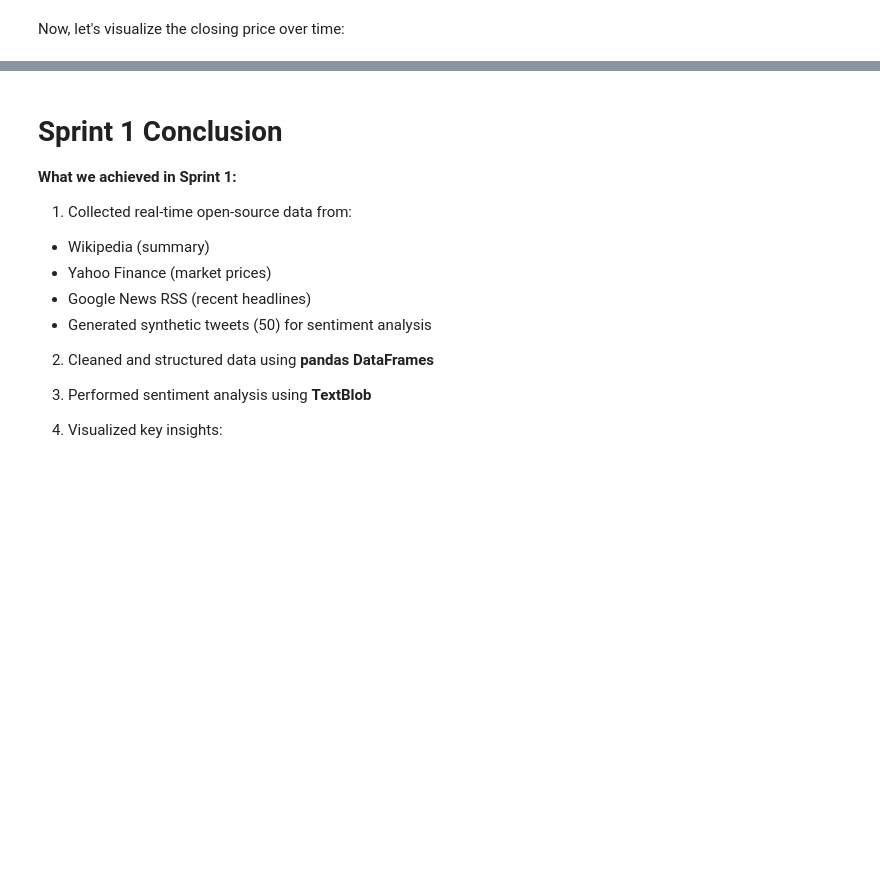
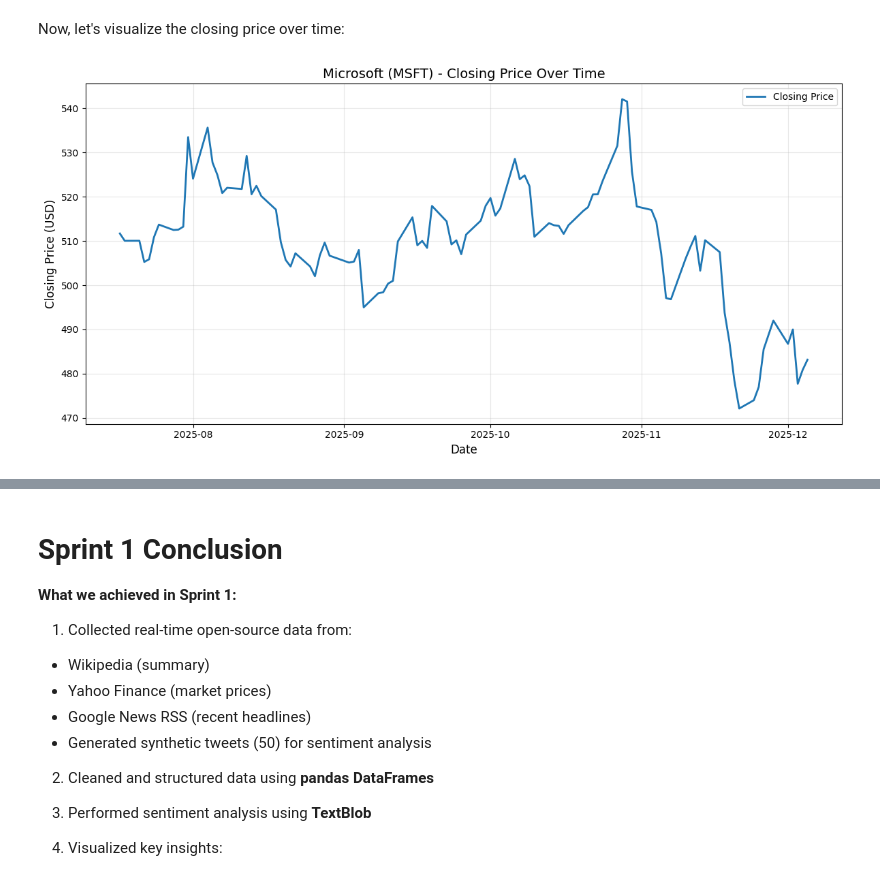
Before and after one commit to gopichandchalla16/infosys-internship-real-time-industry-insight-system, a Jupyter notebook: Project_Sprint1.ipynb, the cells around one changed output, grey strips where cells are left out. Saved outputs shown, nothing was run; the diff lists cells and outputs as text; code cells hidden in the pictures; blank space fills up the shorter version.

```diff
--- a/Project_Sprint1.ipynb
+++ b/Project_Sprint1.ipynb
@@ -1129,18 +1104,37 @@ UnboundLocalError: cannot access local variable 'company_name' where it is not a
 Now, let's visualize the closing price over time:
 # %%
 # Ensure data exists
-if 'data' in locals() and not data.empty:
-  plt.figure(figsize=(12,6))
-  plt.plot(data.index, data['4. close'], label='Closing Price', linewidth=2)
+if 'data' in locals() and hasattr(data, "empty") and not data.empty:
 
-  plt.title(f"{company_name} ({symbol}) - Closing Price Over Time", fontsize=14)
-  plt.xlabel("Date", fontsize=12)
-  plt.ylabel("Closing Price (USD)", fontsize=12)
-  plt.legend()
-  plt.grid(True, alpha=0.3)
-  plt.tight_layout()
-  plt.show()
+    # Ensure index is datetime for proper plotting
+    if not isinstance(data.index, type(pd.to_datetime([]))):
+        data.index = pd.to_datetime(data.index, errors='coerce')
+
+    # Sort by date just in case
+    data = data.sort_index()
+
+    # Ensure required column exists
+    if '4. close' in data.columns:
+
+        # Drop NaN values to avoid broken lines
+        plot_data = data['4. close'].dropna()
+
+        plt.figure(figsize=(12,6))
+        plt.plot(plot_data.index, plot_data, label='Closing Price', linewidth=2)
+
+        plt.title(f"{company_name} ({symbol}) - Closing Price Over Time", fontsize=14)
+        plt.xlabel("Date", fontsize=12)
+        plt.ylabel("Closing Price (USD)", fontsize=12)
+        plt.legend()
+        plt.grid(True, alpha=0.3)
+        plt.tight_layout()
+        plt.show()
+
+    else:
+        print("Column '4. close' not found in data.")
 else:
     print("No data available to visualize. Please run the data fetch cell first.")
+# %% [output]
+[figure, added]
 # %%
 import plotly.graph_objects as go
```
Also changed, not shown: parts of 15 cells of this notebook.
